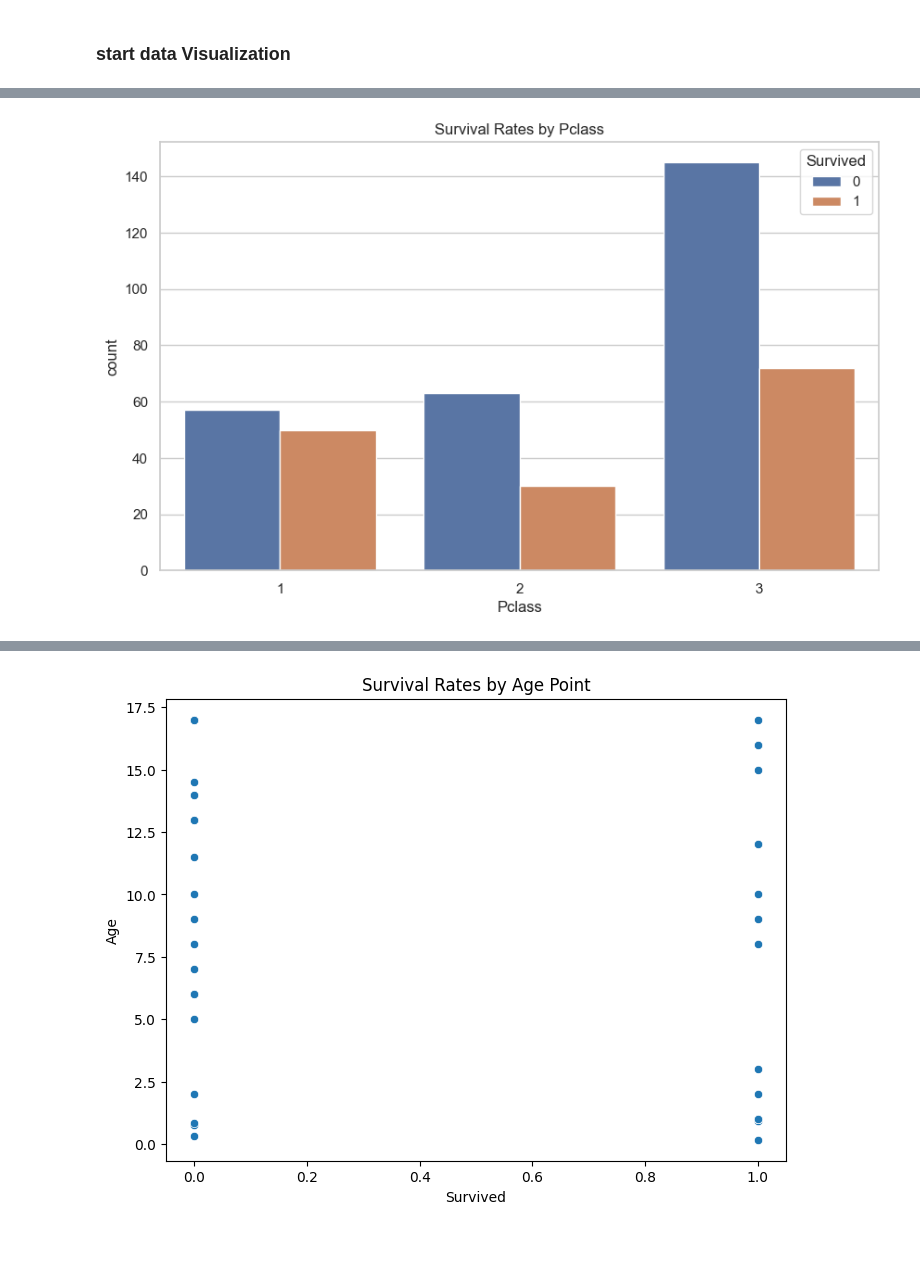
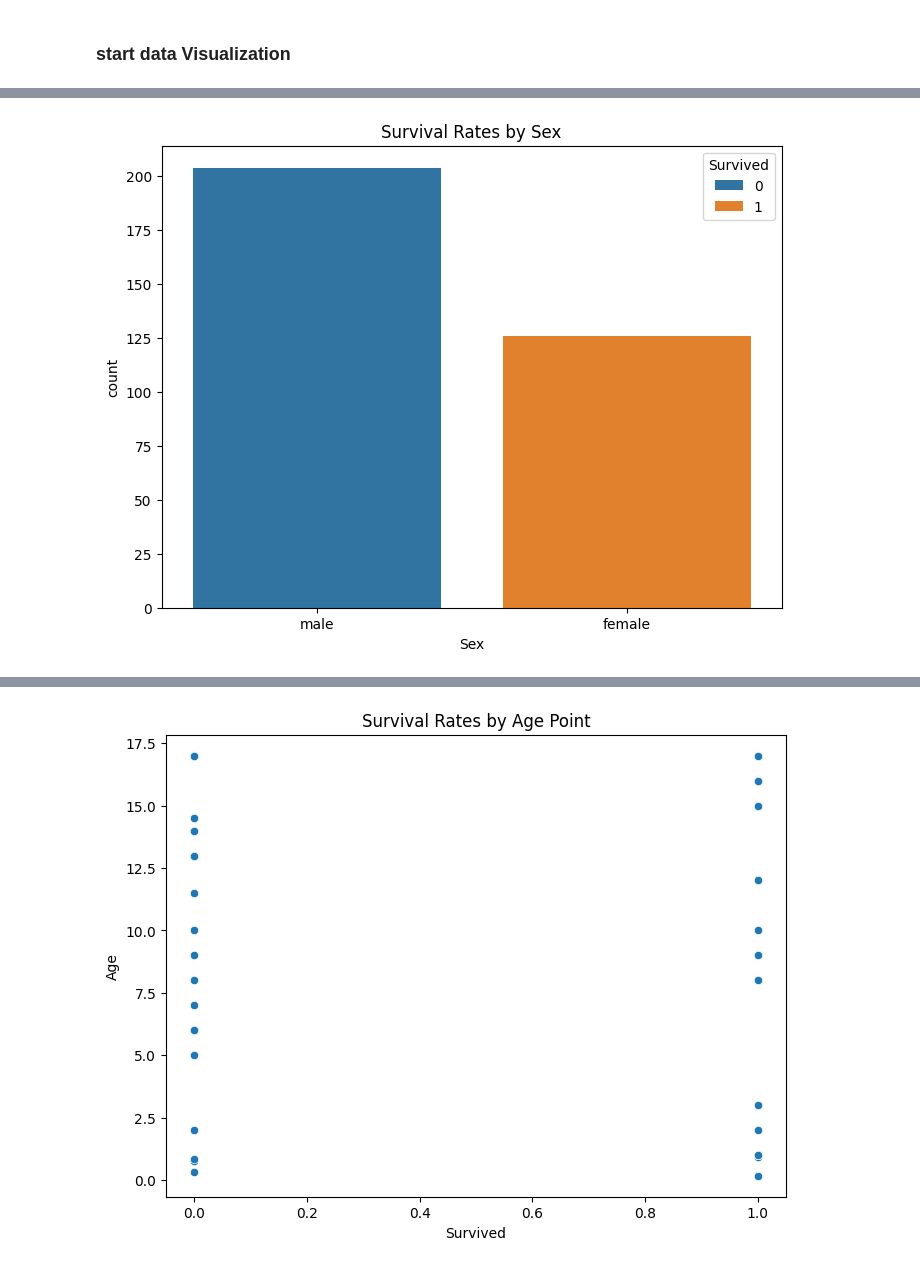
Before and after one commit to youssef-113/Data-Visualization, a Jupyter notebook: Titanic Dataset/solve-assignment.ipynb, the cells around one changed output, grey strips where cells are left out. Saved outputs shown, nothing was run; the diff lists cells and outputs as text; code cells hidden in the pictures.

```diff
--- a/Titanic Dataset/solve-assignment.ipynb
+++ b/Titanic Dataset/solve-assignment.ipynb
@@ -168,0 +305,3 @@ Upper bound = 66.0
+# %%
+titanic_filtered = titanic[(titanic['Age'] <= upper_bound)]  # Remove ages above 66
+print(f"Number of removed rows: {titanic.shape[0] - titanic_filtered.shape[0]}")
@@ -180,5 +337,0 @@ For example, when doing 'df[col].method(value, inplace=True)', try using 'df.met
-# %%
-titanic=titanic[~outliers_age | outliers_Fare]
-
-# Check the updated shape and information of the dataset
-print(titanic.shape)
@@ -207,0 +359,10 @@ memory usage: 39.1+ KB
+# %%
+titanic_filtered['Family_Size'] = titanic['Parch'].apply(lambda x: 'Alone' if x == 0 else 'Small Family' if x <= 2 else 'Large Family')
+
+# Visualizing survival based on Family Size
+plt.figure(figsize=(10, 5))
+sns.barplot(x=titanic_filtered['Family_Size'], y=titanic_filtered['Survived'], estimator=np.mean, palette='viridis')
+plt.xlabel("Family Size Category")
+plt.ylabel("Survival Rate")
+plt.title("Survival Rate by Family Size")
+plt.show()
@@ -207,0 +419,4 @@ memory usage: 39.1+ KB
+# %%
+titanic_filtered['Is_UpperClass'] = titanic_filtered['Pclass'].apply(lambda x: 1 if x == 1 else 0)
+titanic_filtered['Is_LowerClass'] = titanic_filtered['Pclass'].apply(lambda x: 1 if x == 3 else 0)
+titanic_filtered['Is_MiddleClass'] = titanic_filtered['Pclass'].apply(lambda x: 1 if x == 2 else 0)
@@ -307,8 +578,8 @@ plt.show()
 # %%
-# Bar plot of Survival Rates by Pclass
-plt.figure(figsize=(10, 6))
-sns.countplot(x=titanic['Pclass'], hue=titanic['Survived'])
-plt.title('Survival Rates by Pclass')
+# Bar plot of survival rates by sex
+plt.figure(figsize=(8, 6))
+sns.countplot(x='Sex', hue='Survived', data=titanic_filtered)
+plt.title('Survival Rates by Sex')
 plt.show()
 # %% [output]
-[figure, old version]
+[figure, new version]
```
Also changed, not shown: parts of 65 cells of this notebook.
